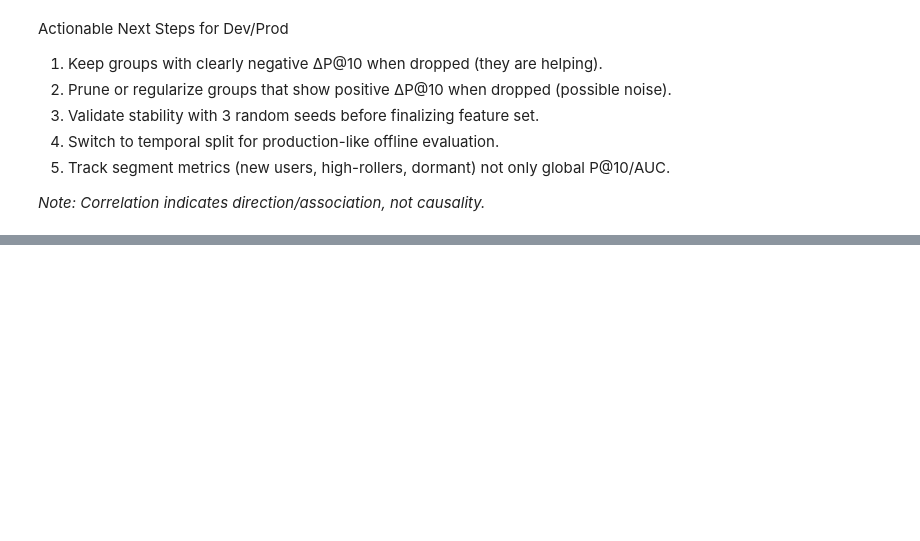
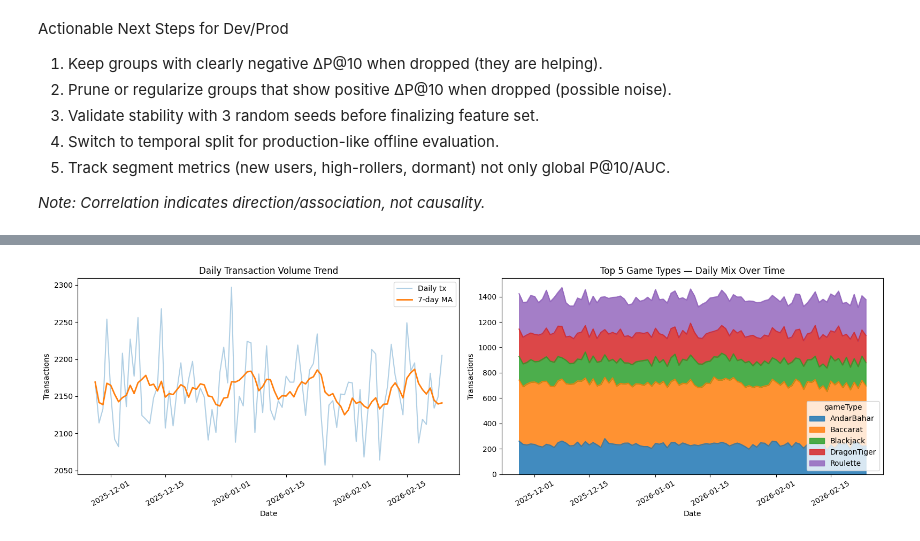
Before and after one commit to AyushDubeyaquagaming/Hybrid-RecSys, a Jupyter notebook: lightfm/recsys.ipynb, the cells around one changed output, grey strips where cells are left out. Saved outputs shown, nothing was run; the diff lists cells and outputs as text; code cells hidden in the pictures; blank space fills up the shorter version.

Commit message:
more viz plots

```diff
--- a/lightfm/recsys.ipynb
+++ b/lightfm/recsys.ipynb
@@ -1114,0 +1121,37 @@ Actionable Next Steps for Dev/Prod
+# %%
+# CELL 9.1 — Daily activity trend + 7-day moving average
+
+plot_df = transactions_df.copy()
+plot_df['date'] = plot_df['timestamp'].dt.date
+
+daily_tx = plot_df.groupby('date').size().rename('tx_count').reset_index()
+daily_tx['tx_ma7'] = daily_tx['tx_count'].rolling(7, min_periods=1).mean()
+
+top_game_types = plot_df['gameType'].value_counts().head(5).index
+stacked = (
+    plot_df[plot_df['gameType'].isin(top_game_types)]
+    .groupby(['date', 'gameType'])
+    .size()
+    .unstack(fill_value=0)
+)
+
+fig, axes = plt.subplots(1, 2, figsize=(16, 5))
+
+axes[0].plot(daily_tx['date'], daily_tx['tx_count'], alpha=0.35, label='Daily tx')
+axes[0].plot(daily_tx['date'], daily_tx['tx_ma7'], linewidth=2, label='7-day MA')
+axes[0].set_title('Daily Transaction Volume Trend')
+axes[0].set_xlabel('Date')
+axes[0].set_ylabel('Transactions')
+axes[0].legend()
+axes[0].tick_params(axis='x', rotation=30)
+
+stacked.plot(kind='area', ax=axes[1], alpha=0.85)
+axes[1].set_title('Top 5 Game Types — Daily Mix Over Time')
+axes[1].set_xlabel('Date')
+axes[1].set_ylabel('Transactions')
+axes[1].tick_params(axis='x', rotation=30)
+
+plt.tight_layout()
+plt.show()
+# %% [output]
+[figure, added]
```
Also changed, not shown: parts of 7 cells of this notebook.
